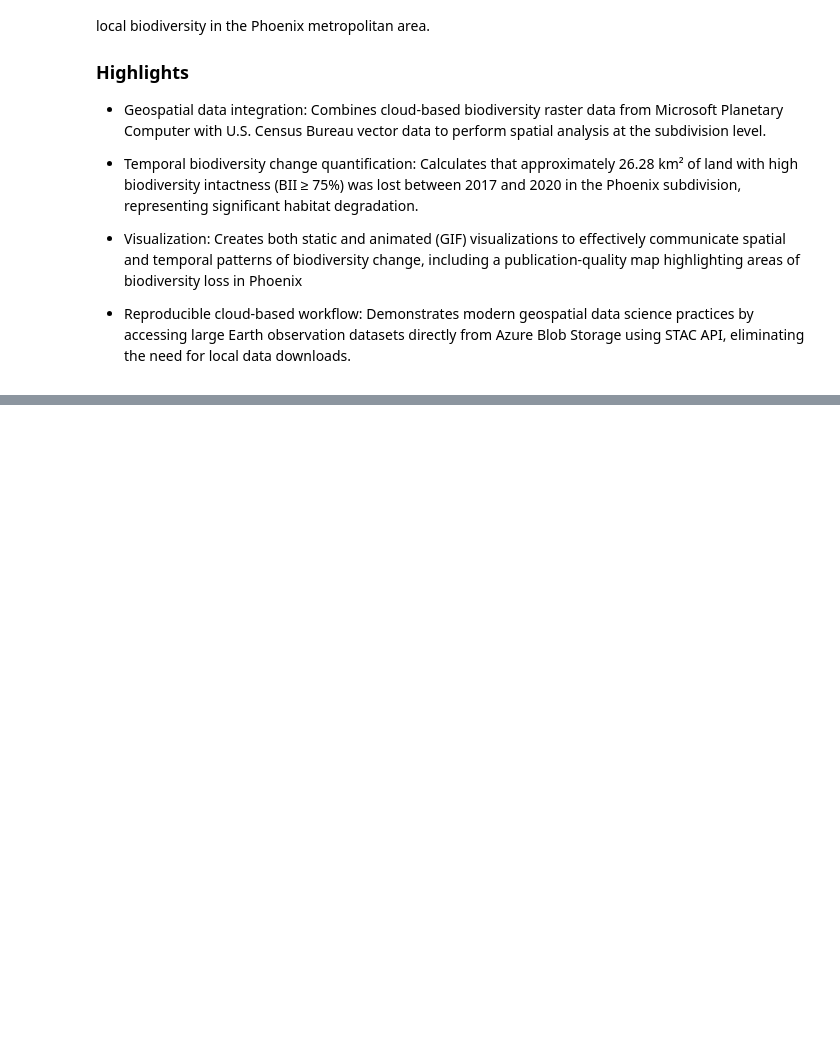
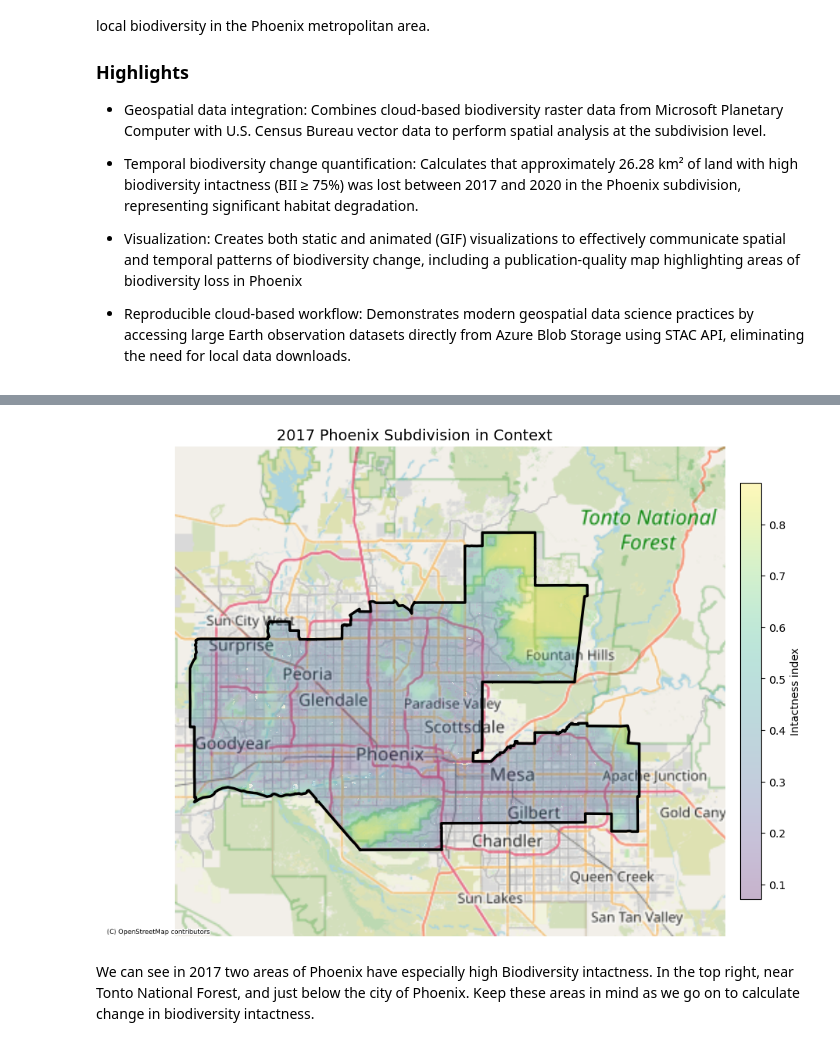
Before and after one commit to lucianbluescher/Phoenix_BII_Change, a Jupyter notebook: phoenix_BII.ipynb, the cells around one changed output, grey strips where cells are left out. Cells and saved outputs as stored; diff of their text form; code cells hidden in the pictures; blank space fills up the shorter version.

```diff
--- a/phoenix_BII.ipynb
+++ b/phoenix_BII.ipynb
@@ -100,0 +91,9 @@ property_table
+# %%
+stack = stack.assign_coords(
+        time=pd.to_datetime([item.properties["start_datetime"] for item in items])
+        .tz_convert(None)
+        .to_numpy(),
+    ).sortby("time")
+
+stack.name = "Biodiversity Intactness"
+stack # Lets check out our xarray.DataArray
@@ -222,0 +148,10 @@ Loss pixels: 2246, area ≈ -26.28 km²
+# %%
+# Convert Phoenix geometries to GeoJSON-like dicts for rio.clip
+phoenix_geoms = [geom.__geo_interface__ for geom in phoenix.geometry]
+
+# Clip the DataArray in Web Mercator to the Phoenix shape
+phoenix_clip = biodiversity_array.rio.clip(
+    phoenix_geoms,
+    crs=arizona.crs,
+    all_touched=True,
+)
@@ -222,0 +163,40 @@ Loss pixels: 2246, area ≈ -26.28 km²
+# %%
+fig, ax = plt.subplots(figsize=(10, 8))
+# Phoenix subdivision boundary
+phoenix.plot(
+    ax=ax,
+    facecolor="none",
+    edgecolor="black",
+    linewidth=2.5,
+    label="Phoenix subdivision",
+)
+
+# Biodiversity data
+phoenix_clip.isel(time=0).plot(
+    ax=ax,
+    cmap="viridis",
+    add_colorbar=True,
+    alpha=0.3,
+    zorder=0.1,
+    cbar_kwargs={
+        "label": "Intactness index",
+        "shrink": 0.7,
+        "pad": 0.02,
+    }
+)
+
+# Base map
+ctx.add_basemap(ax, source=ctx.providers.OpenStreetMap.Mapnik, zoom=9, attribution_size=6)
+
+xmin, ymin, xmax, ymax = phoenix.total_bounds
+pad = 19000
+ax.set_xlim(xmin - pad, xmax + pad)
+ax.set_ylim(ymin - pad, ymax + pad)
+
+ax.set_title("2017 Phoenix Subdivision in Context", fontsize=14)
+ax.set_axis_off()
+plt.tight_layout()
+# %% [output]
+[figure, added]
+# %% [markdown]
+We can see in 2017 two areas of Phoenix have especially high Biodiversity intactness. In the top right, near Tonto National Forest, and just below the city of Phoenix. Keep these areas in mind as we go on to calculate change in biodiversity intactness.
```
Also changed, not shown: parts of 45 cells of this notebook, 21 other files.
